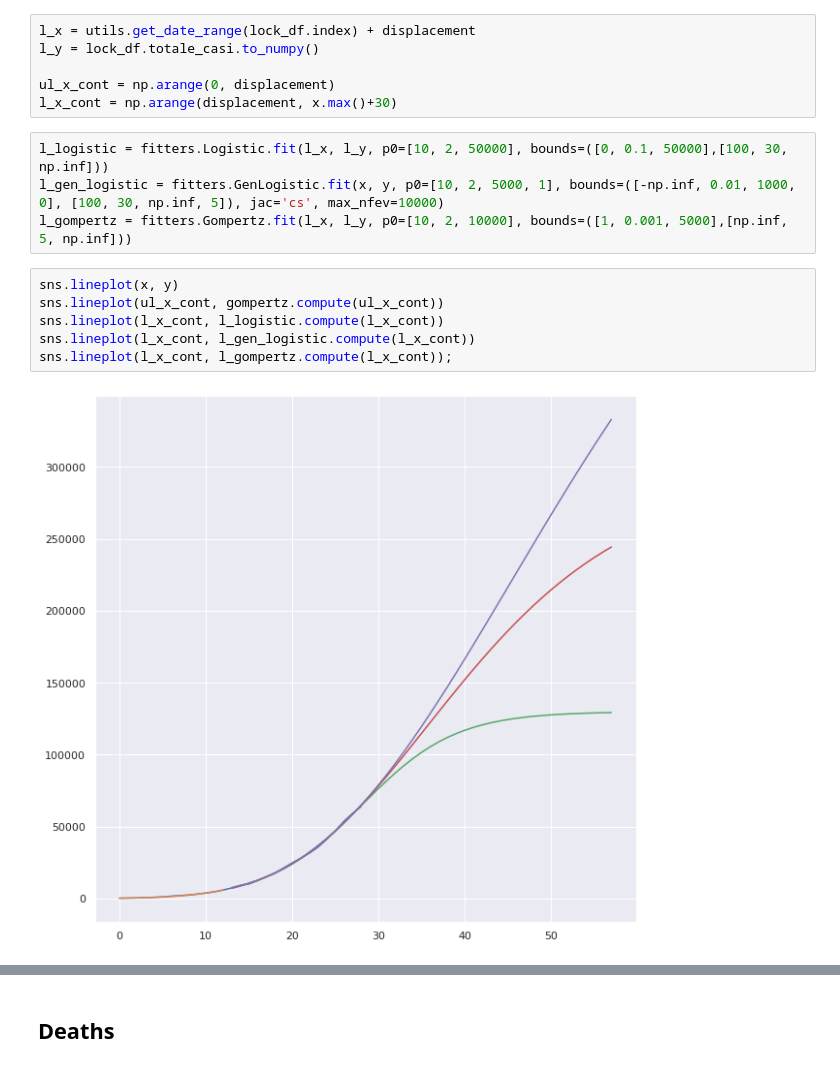
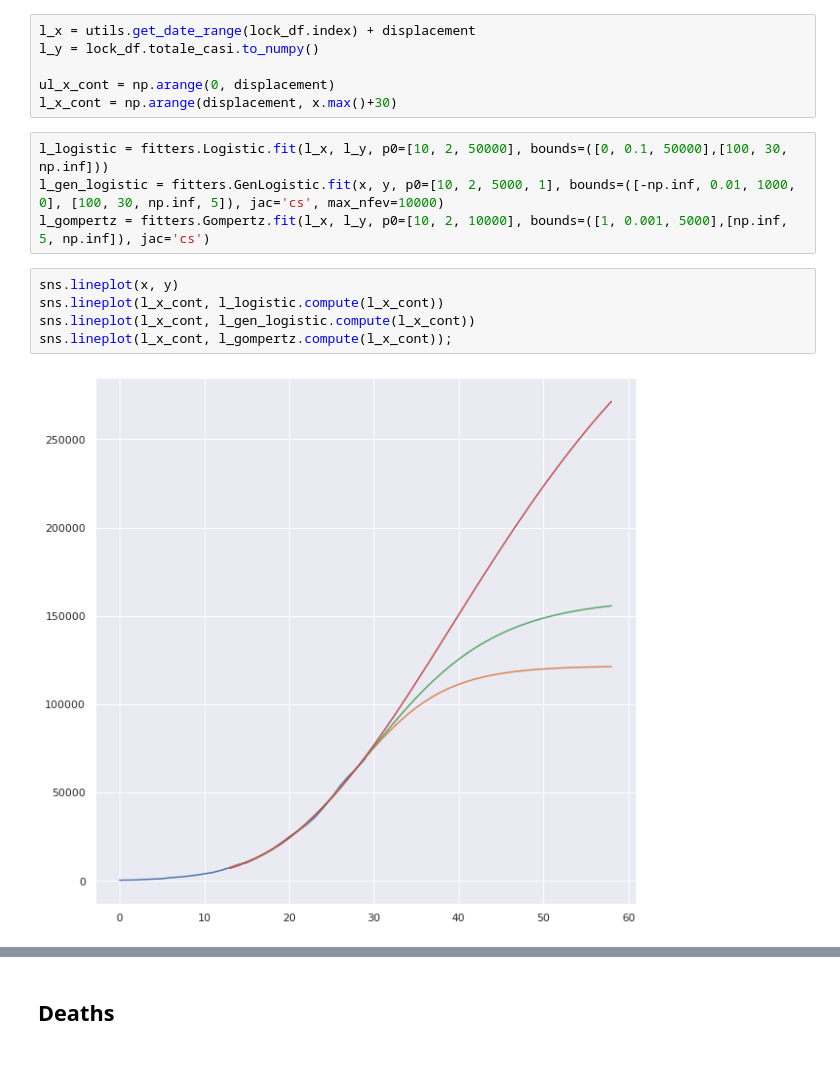
Before and after one commit to GuidoBallabio/COVID-19, a Jupyter notebook: National Trend.ipynb, the cells around one changed output, grey strips where cells are left out. Cells and saved outputs as stored; diff of their text form.

```diff
--- a/National Trend.ipynb
+++ b/National Trend.ipynb
@@ -74,15 +74,14 @@ l_x_cont = np.arange(displacement, x.max()+30)
 # %%
 l_logistic = fitters.Logistic.fit(l_x, l_y, p0=[10, 2, 50000], bounds=([0, 0.1, 50000],[100, 30, np.inf]))
 l_gen_logistic = fitters.GenLogistic.fit(x, y, p0=[10, 2, 5000, 1], bounds=([-np.inf, 0.01, 1000, 0], [100, 30, np.inf, 5]), jac='cs', max_nfev=10000)
-l_gompertz = fitters.Gompertz.fit(l_x, l_y, p0=[10, 2, 10000], bounds=([1, 0.001, 5000],[np.inf, 5, np.inf]))
+l_gompertz = fitters.Gompertz.fit(l_x, l_y, p0=[10, 2, 10000], bounds=([1, 0.001, 5000],[np.inf, 5, np.inf]), jac='cs')
 # %%
 sns.lineplot(x, y)
-sns.lineplot(ul_x_cont, gompertz.compute(ul_x_cont))
 sns.lineplot(l_x_cont, l_logistic.compute(l_x_cont))
 sns.lineplot(l_x_cont, l_gen_logistic.compute(l_x_cont))
 sns.lineplot(l_x_cont, l_gompertz.compute(l_x_cont));
 # %% [output]
-[figure, old version]
+[figure, new version]
 # %%
 utils.summary_of_model(l_logistic, df)
 utils.summary_of_model(l_gen_logistic, df)
```
Also changed, not shown: parts of 4 cells of this notebook, 1 other file.
